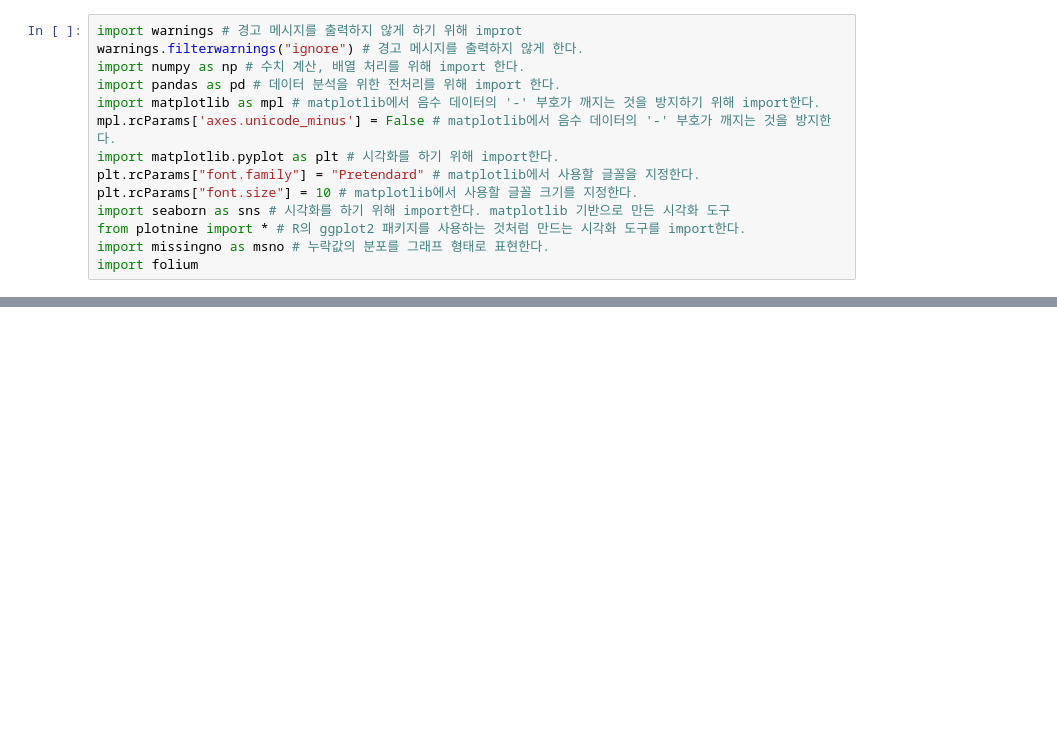
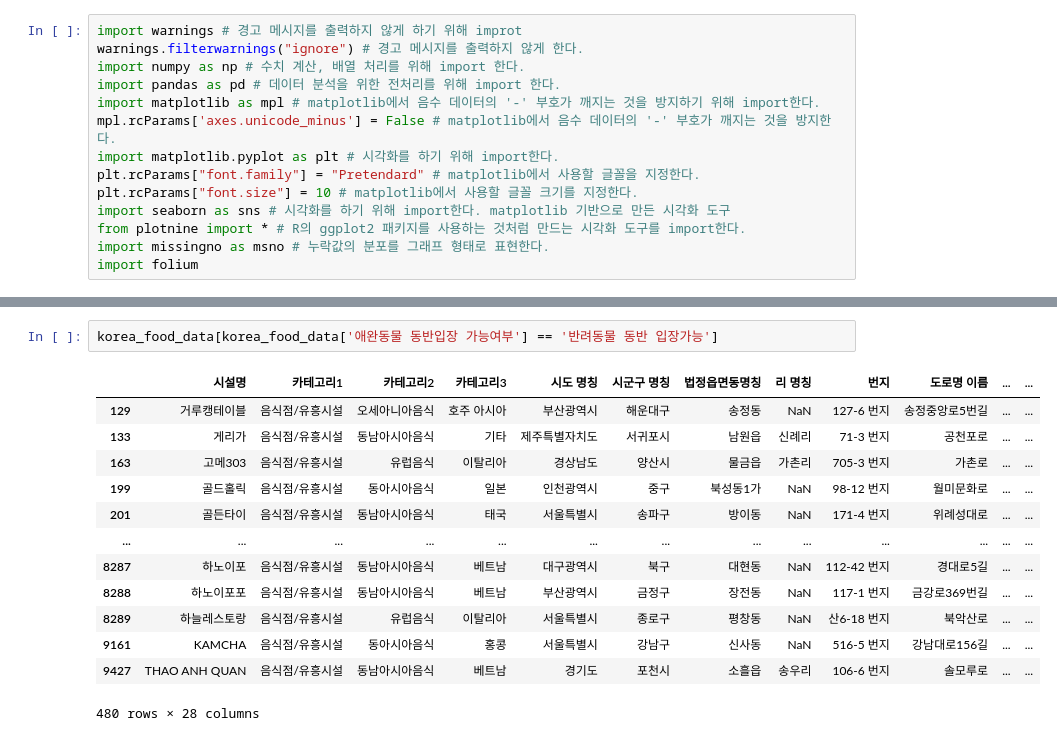
Before and after one commit to alswn8268/DataAnalysis, a Jupyter notebook: data_Analysis_Project_food.ipynb, the cells around one changed output, grey strips where cells are left out. Drawn from its saved outputs; the diff is of its cells as text; blank space fills up the shorter version.

```diff
--- a/data_Analysis_Project_food.ipynb
+++ b/data_Analysis_Project_food.ipynb
@@ -25,0 +42,16 @@ korea_food_data.head()
+# %%
+korea_food_data[korea_food_data['애완동물 동반입장 가능여부'] == '반려동물 동반 입장가능']
+# %% [output]
+|  | 시설명 | 카테고리1 | 카테고리2 | 카테고리3 | 시도 명칭 | 시군구 명칭 | 법정읍면동명칭 | 리 명칭 | 번지 | 도로명 이름 | ... | ... |
+| 129 | 거루캥테이블 | 음식점/유흥시설 | 오세아니아음식 | 호주 아시아 | 부산광역시 | 해운대구 | 송정동 | NaN | 127-6 번지 | 송정중앙로5번길 | ... | ... |
+| 133 | 게리가 | 음식점/유흥시설 | 동남아시아음식 | 기타 | 제주특별자치도 | 서귀포시 | 남원읍 | 신례리 | 71-3 번지 | 공천포로 | ... | ... |
+| 163 | 고메303 | 음식점/유흥시설 | 유럽음식 | 이탈리아 | 경상남도 | 양산시 | 물금읍 | 가촌리 | 705-3 번지 | 가촌로 | ... | ... |
+| 199 | 골드홀릭 | 음식점/유흥시설 | 동아시아음식 | 일본 | 인천광역시 | 중구 | 북성동1가 | NaN | 98-12 번지 | 월미문화로 | ... | ... |
+| 201 | 골든타이 | 음식점/유흥시설 | 동남아시아음식 | 태국 | 서울특별시 | 송파구 | 방이동 | NaN | 171-4 번지 | 위례성대로 | ... | ... |
+| ... | ... | ... | ... | ... | ... | ... | ... | ... | ... | ... | ... | ... |
+| 8287 | 하노이포 | 음식점/유흥시설 | 동남아시아음식 | 베트남 | 대구광역시 | 북구 | 대현동 | NaN | 112-42 번지 | 경대로5길 | ... | ... |
+| 8288 | 하노이포포 | 음식점/유흥시설 | 동남아시아음식 | 베트남 | 부산광역시 | 금정구 | 장전동 | NaN | 117-1 번지 | 금강로369번길 | ... | ... |
+| 8289 | 하늘레스토랑 | 음식점/유흥시설 | 유럽음식 | 이탈리아 | 서울특별시 | 종로구 | 평창동 | NaN | 산6-18 번지 | 북악산로 | ... | ... |
+| 9161 | KAMCHA | 음식점/유흥시설 | 동아시아음식 | 홍콩 | 서울특별시 | 강남구 | 신사동 | NaN | 516-5 번지 | 강남대로156길 | ... | ... |
+| 9427 | THAO ANH QUAN | 음식점/유흥시설 | 동남아시아음식 | 베트남 | 경기도 | 포천시 | 소흘읍 | 송우리 | 106-6 번지 | 솔모루로 | ... | ... |
+480 rows × 28 columns
```
Also changed, not shown: parts of 2 cells of this notebook, 4 other files.
